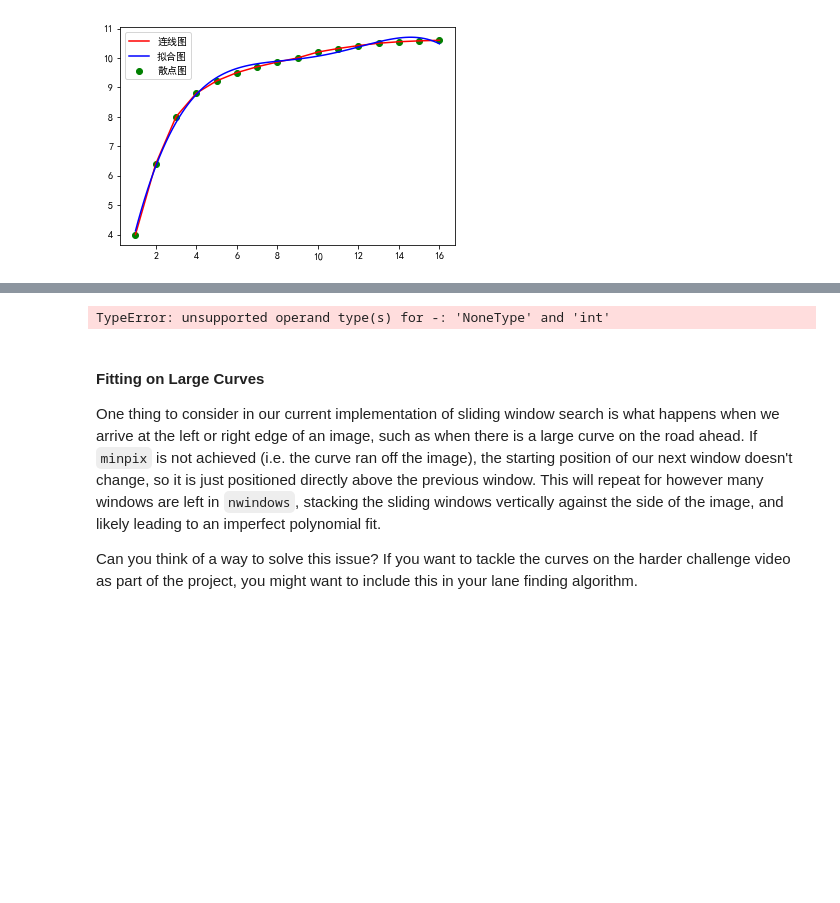
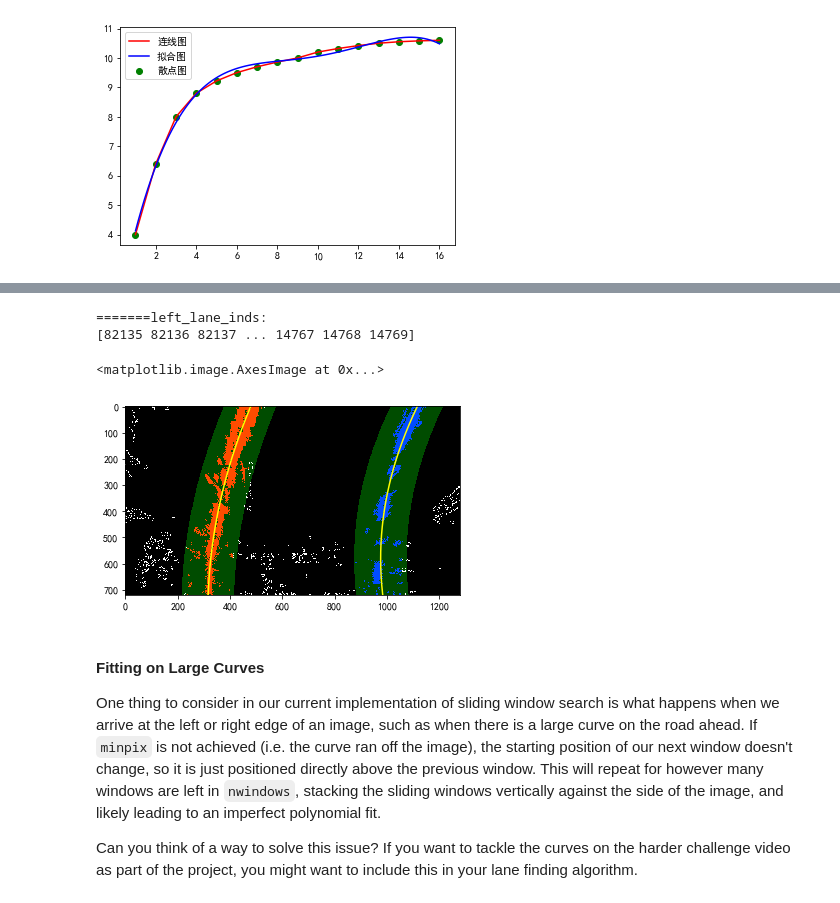
Before and after one commit to ChiangC/SDC_Python, a Jupyter notebook: ex04_advanced_computer_vision/Advanced_Computer_Vision.ipynb, the cells around one changed output, grey strips where cells are left out. Cells and saved outputs as stored; diff of their text form; code cells hidden in the pictures; blank space fills up the shorter version.

Commit message:
Use the previous polynomial to skip the sliding window

```diff
--- a/ex04_advanced_computer_vision/Advanced_Computer_Vision.ipynb
+++ b/ex04_advanced_computer_vision/Advanced_Computer_Vision.ipynb
@@ -279,6 +279,9 @@ In the below quiz, implement the following (see TO-DO's):
 
 * Steps 2, 4 and 6 from above within the `for` loop in `find_lane_pixels()` - find the window boundaries, find all pixels within those boundaries, and if there are more than `minpix`, slide the window over to the mean of these pixels.
 * Fit a polynomial to all the relevant pixels you've found in your sliding windows in `fit_polynomial()`.
+# %%
+left_lane_inds_global = []
+right_lane_inds_global = []
 # %%
 import numpy as np
 import matplotlib.image as mpimg
@@ -394,6 +397,13 @@ def find_lane_pixels(binary_warped):
     try:
         left_lane_inds = np.concatenate(left_lane_inds)
         right_lane_inds = np.concatenate(right_lane_inds)
+
+        global left_lane_inds_global
+        left_lane_inds_global = left_lane_inds
+
+        global right_lane_inds_global
+        right_lane_inds_global = right_lane_inds
+
         print("========left_lane_inds1:")
         print(left_lane_inds)
 #         print(len(left_lane_inds))
@@ -427,19 +437,19 @@ def fit_polynomial(binary_warped):
     #second order polynomial work
     left_fit = np.polyfit(lefty,leftx, 2)
     right_fit = np.polyfit(righty,rightx, 2)
-    #second order polynomial work
+    #third order polynomial work
 #     left_fit = np.polyfit(lefty,leftx, 3)
 #     right_fit = np.polyfit(righty,rightx, 3)
 
-    print("========leftx:")
-    print(leftx)
-    print("========lefty:")
-    print(lefty)
+#     print("========leftx:")
+#     print(leftx)
+#     print("========lefty:")
+#     print(lefty)
 
-    print("========rightx:")
-    print(rightx)
-    print("========righty:")
-    print(righty)
+#     print("========rightx:")
+#     print(rightx)
+#     print("========righty:")
+#     print(righty)
 
 #
 
@@ -453,6 +463,7 @@ def fit_polynomial(binary_warped):
     try:
         left_fitx = left_fit[0]*ploty**2 + left_fit[1]*ploty + left_fit[2]
         right_fitx = right_fit[0]*ploty**2 + right_fit[1]*ploty + right_fit[2]
+        #third order polynomial work
 #         left_fitx = left_fit[0]*ploty**3 + left_fit[1]*ploty**2 + left_fit[2]*ploty + left_fit[3]
 #         right_fitx = right_fit[0]*ploty**3 + right_fit[1]*ploty**2 + right_fit[2]*ploty + right_fit[3]
     except TypeError:
@@ -614,13 +625,13 @@ right_fit = np.array([4.17622148e-04, -4.93848953e-01,  1.11806170e+03])
 
 def fit_poly(img_shape, leftx, lefty, rightx, righty):
     ### TO-DO: Fit a second order polynomial to each with np.polyfit() ###
-    left_fit = np.polyfit(lefty,leftx, 3)
-    right_fit = np.polyfit(righty,rightx, 3)
+    left_fit = np.polyfit(lefty,leftx, 2)
+    right_fit = np.polyfit(righty,rightx, 2)
     # Generate x and y values for plotting
     ploty = np.linspace(0, img_shape[0]-1, img_shape[0])
     ### TO-DO: Calc both polynomials using ploty, left_fit and right_fit ###
-    left_fitx = left_fit[0]*ploty**3 + left_fit[1]*ploty**2 + left_fit[2]*ploty + left_fit[3]
-    right_fitx = right_fit[0]*ploty**3 + right_fit[1]*ploty**2 + right_fit[2]*ploty + right_fit[3]
+    left_fitx = left_fit[0]*ploty**2 + left_fit[1]*ploty + left_fit[2]
+    right_fitx = right_fit[0]*ploty**2 + right_fit[1]*ploty + right_fit[2]
 
     return left_fitx, right_fitx, ploty
 
@@ -639,9 +650,11 @@ def search_around_poly(binary_warped):
     ### within the +/- margin of our polynomial function ###
     ### Hint: consider the window areas for the similarly named variables ###
     ### in the previous quiz, but change the windows to our new search area ###
-    left_lane_inds = None
-    right_lane_inds = None
+    left_lane_inds = left_lane_inds_global
+    right_lane_inds = right_lane_inds_global
 
+#     print("=======left_lane_inds:")
+#     print(left_lane_inds)
     # Again, extract left and right line pixel positions
     leftx = nonzerox[left_lane_inds]
     lefty = nonzeroy[left_lane_inds]
@@ -662,34 +675,37 @@ def search_around_poly(binary_warped):
     # Generate a polygon to illustrate the search window area
     # And recast the x and y points into usable format for cv2.fillPoly()
     left_line_window1 = np.array([np.transpose(np.vstack([left_fitx-margin, ploty]))])
     left_line_window2 = np.array([np.flipud(np.transpose(np.vstack([left_fitx+margin,
                               ploty])))])
     left_line_pts = np.hstack((left_line_window1, left_line_window2))
     right_line_window1 = np.array([np.transpose(np.vstack([right_fitx-margin, ploty]))])
     right_line_window2 = np.array([np.flipud(np.transpose(np.vstack([right_fitx+margin,
                               ploty])))])
     right_line_pts = np.hstack((right_line_window1, right_line_window2))
 
     # Draw the lane onto the warped blank image
     cv2.fillPoly(window_img, np.int_([left_line_pts]), (0,255, 0))
     cv2.fillPoly(window_img, np.int_([right_line_pts]), (0,255, 0))
     result = cv2.addWeighted(out_img, 1, window_img, 0.3, 0)
 
     # Plot the polynomial lines onto the image
     plt.plot(left_fitx, ploty, color='yellow')
     plt.plot(right_fitx, ploty, color='yellow')
     ## End visualization steps ##
 
     return result
 
 # Run image through the pipeline
 # Note that in your project, you'll also want to feed in the previous fits
 result = search_around_poly(binary_warped)
 
 # View your output
 plt.imshow(result)
 # %% [output]
-TypeError: unsupported operand type(s) for -: 'NoneType' and 'int'
+=======left_lane_inds:
+[82135 82136 82137 ... 14767 14768 14769]
+<matplotlib.image.AxesImage at 0x...>
+[figure, added]
 # %% [markdown]
 #### Fitting on Large Curves
 One thing to consider in our current implementation of sliding window search is what happens when we arrive at the left or right edge of an image, such as when there is a large curve on the road ahead. If `minpix` is not achieved (i.e. the curve ran off the image), the starting position of our next window doesn't change, so it is just positioned directly above the previous window. This will repeat for however many windows are left in `nwindows`, stacking the sliding windows vertically against the side of the image, and likely leading to an imperfect polynomial fit.
```
Also changed, not shown: parts of 2 cells of this notebook.
